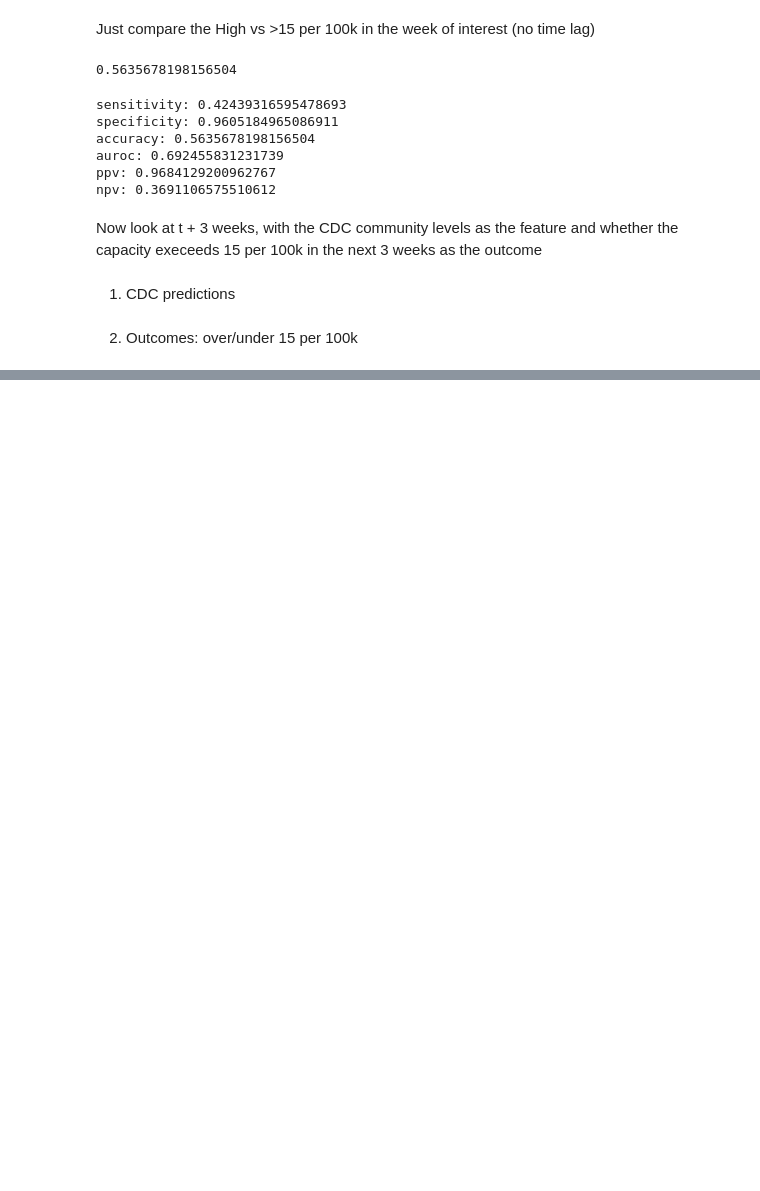
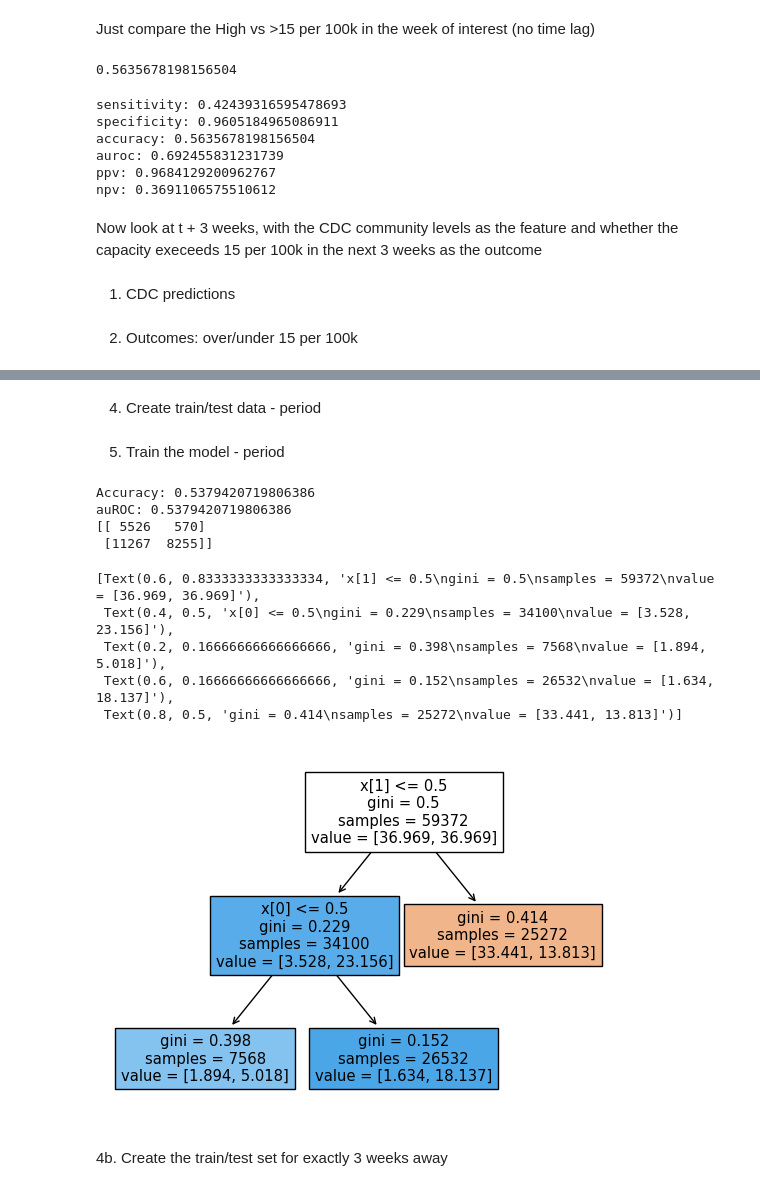
Before and after one commit to RachelMurray-Watson/COVID_forecasting, a Jupyter notebook: CDC_comparison.ipynb, the cells around one changed output, grey strips where cells are left out. Drawn from its saved outputs; the diff is of its cells as text; code cells hidden in the pictures; blank space fills up the shorter version.

```diff
--- a/CDC_comparison.ipynb
+++ b/CDC_comparison.ipynb
@@ -472,0 +459,9 @@ all_HSA_ID_weekly_data
+# %%
+CDC_predictions_outcome = pd.merge(CDC_predictions_by_week, all_HSA_ID_weekly_data, on='HSA_ID')
+weights_df = data_by_HSA[data_by_HSA['HSA_ID'].isin(all_HSA_ID_weekly_data['HSA_ID'])][['HSA_ID','weight_alt']]
+weights_df = weights_df.rename(columns = {'HSA_ID': 'HSA_ID', 'weight_alt':'weight'})
+weights_df = weights_df.drop_duplicates()
+weights_df['weight'].unique()
+CDC_predictions_outcome = CDC_predictions_outcome.join(weights_df['weight'])
+# %% [markdown]
+4. Create train/test data - period
@@ -472,0 +556,62 @@ all_HSA_ID_weekly_data
+# %%
+X_train, y_train, weights, missing_data_train_HSA = prep_training_test_data_period(CDC_predictions_outcome, [3,2], no_weeks = range(1, int(123*2/3) + 1), weeks_in_futre = 3, if_train = False, geography = 'HSA_ID', weight_col = 'weight')
+
+X_test, y_test, weights_test, missing_data_test_HSA = prep_training_test_data_period(CDC_predictions_outcome, [3,2], no_weeks = range(int(123*2/3) + 1, 122), weeks_in_futre = 3, if_train = False, geography = 'HSA_ID',  weight_col = 'weight')
+weights = weights[0]
+# %%
+encoder = OneHotEncoder(sparse_output= False)
+X_train = encoder.fit_transform(X_train)
+X_test = encoder.fit_transform(X_test)
+# %% [markdown]
+5. Train the model - period
+# %%
+# Create a decision tree classifier
+
+param_grid = {
+    'criterion': ['gini'],#, 'entropy'],
+    'max_depth': np.arange(1, 15),
+    'min_samples_split':  np.arange(2, 100), #[100, 200, 300, 400, 500], #np.arange(50, 200),
+    'min_samples_leaf':  np.arange(2, 100) #100, 200, 300, 400, 500], #np.arange(500, 200)
+}
+
+# Create the Decision Tree classifier
+cv = RepeatedStratifiedKFold(n_splits=10,  n_repeats=10,random_state=1) ## 10-fold cross validations
+
+clf = DecisionTreeClassifier(random_state=10, class_weight='balanced')
+
+# Perform Randomized Search with 10-fold cross-validation
+random_search = RandomizedSearchCV(clf, param_grid, n_iter=100, cv=cv, random_state=10)
+random_search.fit(X_train, y_train, sample_weight = weights)
+
+best_params = random_search.best_params_
+
+# Create the Decision Tree classifier with the best hyperparameters
+clf = DecisionTreeClassifier(**best_params, random_state=10, class_weight='balanced')
+
+# Train the decision tree classifier
+clf.fit(X_train, y_train[0],  sample_weight = weights)
+
+# Make predictions on the test set
+y_pred = clf.predict(X_test)
+# Evaluate the accuracy of the model
+accuracy = accuracy_score(y_test[0], y_pred)
+ROC = roc_auc_score(y_test[0], y_pred)
+
+print("Accuracy:", accuracy)
+print("auROC:", accuracy)
+
+print(confusion_matrix(y_test, y_pred))
+plot_tree(clf, filled=True)
+# %% [output]
+Accuracy: 0.5379420719806386
+auROC: 0.5379420719806386
+[[ 5526   570]
+ [11267  8255]]
+[Text(0.6, 0.8333333333333334, 'x[1] <= 0.5\ngini = 0.5\nsamples = 59372\nvalue = [36.969, 36.969]'),
+ Text(0.4, 0.5, 'x[0] <= 0.5\ngini = 0.229\nsamples = 34100\nvalue = [3.528, 23.156]'),
+ Text(0.2, 0.16666666666666666, 'gini = 0.398\nsamples = 7568\nvalue = [1.894, 5.018]'),
+ Text(0.6, 0.16666666666666666, 'gini = 0.152\nsamples = 26532\nvalue = [1.634, 18.137]'),
+ Text(0.8, 0.5, 'gini = 0.414\nsamples = 25272\nvalue = [33.441, 13.813]')]
+[figure, added]
+# %% [markdown]
+4b. Create the train/test set for exactly 3 weeks away
```
Also changed, not shown: parts of 9 cells of this notebook, 1 other file.
